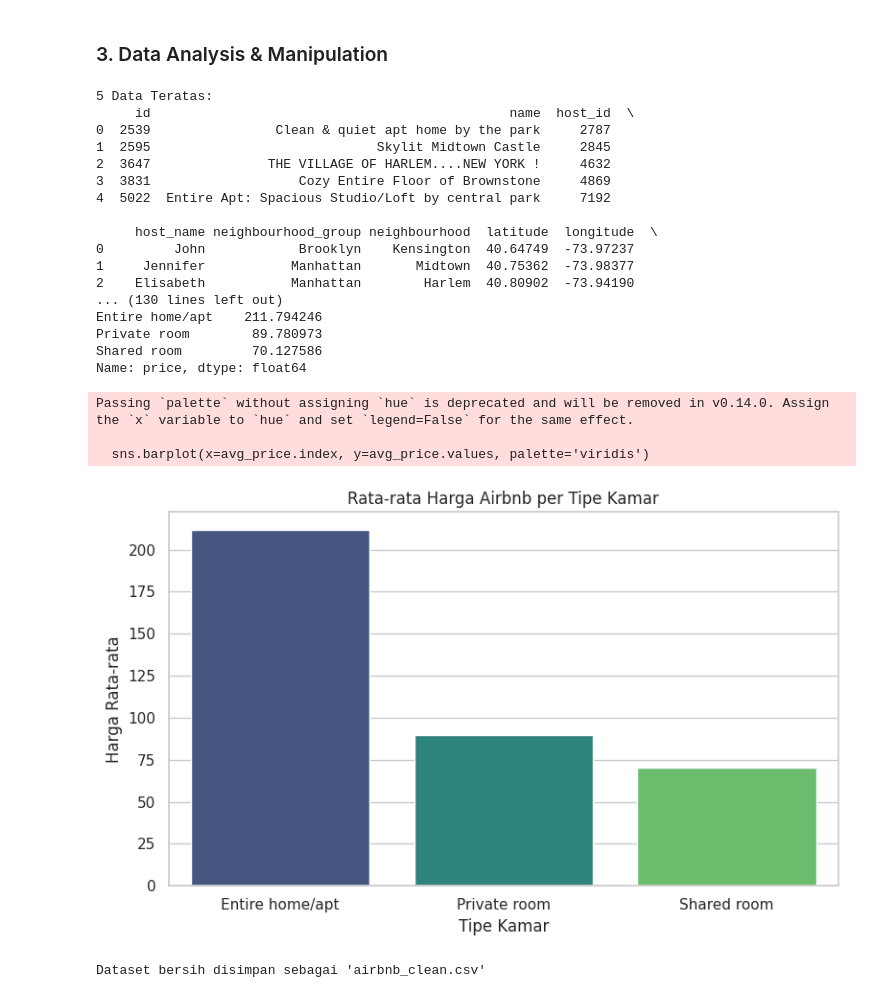
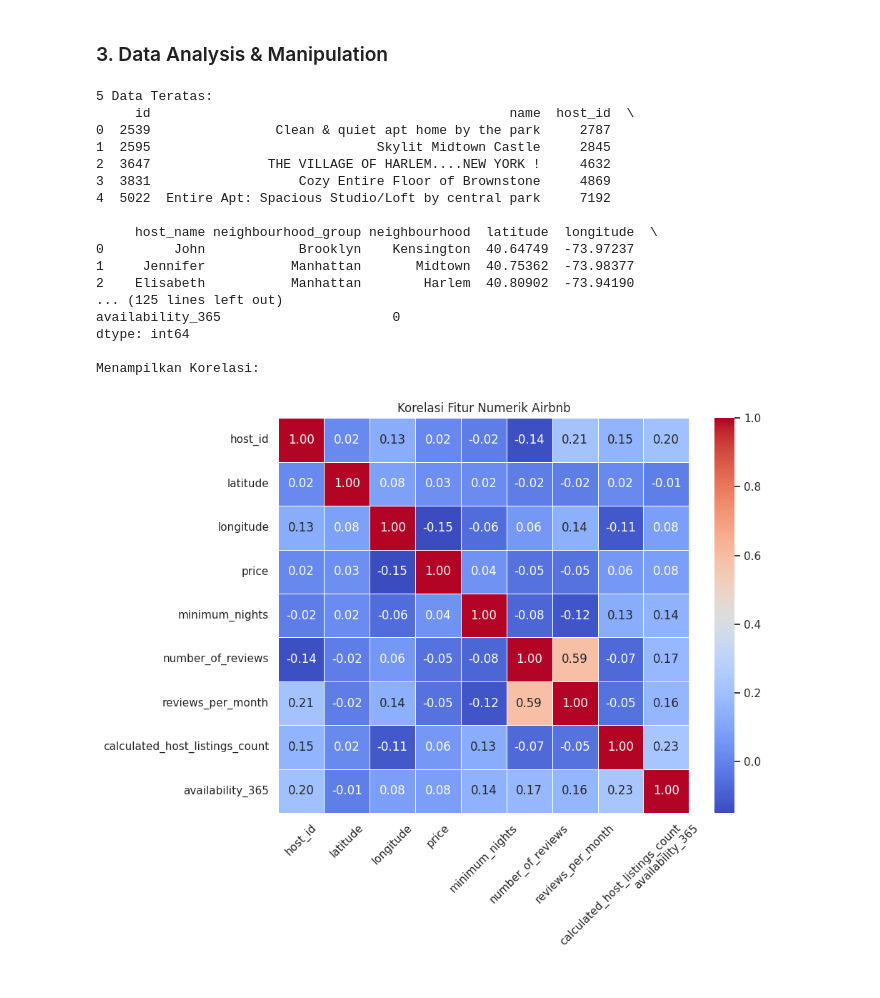
Before and after one commit to asdddddddddd/2025_AI_TI1B, a Jupyter notebook: UTS.ipynb, the cells around one changed output. Saved outputs shown, nothing was run; the diff lists cells and outputs as text; code cells hidden in the pictures.

```diff
--- a/UTS.ipynb
+++ b/UTS.ipynb
@@ -221,54 +221,49 @@ print("\nInfo Dataset:")
 print(df.info())
 
 print("\nStatistik Deskriptif:")
 print(df.describe(include='all'))
 
 print("\nJumlah Nilai Kosong per Kolom:")
 print(df.isnull().sum())
-
 columns_to_drop = ['id', 'name'] if 'id' in df.columns and 'name' in df.columns else []
 df_clean = df.drop(columns=columns_to_drop)
 
 df_clean.fillna({
     'reviews_per_month': 0,
     'last_review': 'Unknown'
 }, inplace=True)
 
-if 'room_type' in df.columns and 'price' in df.columns:
-    avg_price = df.groupby('room_type')['price'].mean().sort_values(ascending=False)
-    print("\nRata-rata Harga per Tipe Kamar:")
-    print(avg_price)
+if df_clean['price'].dtype == object:
+    df_clean['price'] = df_clean['price'].replace('[\$,]', '', regex=True).astype(float)
 
-    plt.figure(figsize=(8,5))
-    sns.barplot(x=avg_price.index, y=avg_price.values, palette='viridis')
-    plt.title("Rata-rata Harga Airbnb per Tipe Kamar")
-    plt.ylabel("Harga Rata-rata")
-    plt.xlabel("Tipe Kamar")
-    plt.tight_layout()
-    plt.show()
+print("\nMenampilkan Korelasi:")
 
-df_clean.to_csv("airbnb_clean.csv", index=False)
-print("\nDataset bersih disimpan sebagai 'airbnb_clean.csv'")
+numeric_df = df_clean.select_dtypes(include=[np.number])
+corr_matrix = numeric_df.corr()
+
+plt.figure(figsize=(10,8))
+sns.heatmap(corr_matrix, annot=True, cmap='coolwarm', fmt=".2f", linewidths=0.5)
+plt.title("Korelasi Fitur Numerik Airbnb")
+plt.xticks(rotation=45)
+plt.yticks(rotation=0)
+plt.tight_layout()
+plt.show()
 # %% [output]
 5 Data Teratas:
      id                                              name  host_id  \
 0  2539                Clean & quiet apt home by the park     2787
 1  2595                             Skylit Midtown Castle     2845
 2  3647               THE VILLAGE OF HARLEM....NEW YORK !     4632
 3  3831                   Cozy Entire Floor of Brownstone     4869
 4  5022  Entire Apt: Spacious Studio/Loft by central park     7192
 
      host_name neighbourhood_group neighbourhood  latitude  longitude  \
 0         John            Brooklyn    Kensington  40.64749  -73.97237
 1     Jennifer           Manhattan       Midtown  40.75362  -73.98377
 2    Elisabeth           Manhattan        Harlem  40.80902  -73.94190
-... (130 lines left out)
-Entire home/apt    211.794246
-Private room        89.780973
-Shared room         70.127586
-Name: price, dtype: float64
+... (125 lines left out)
+availability_365                      0
+dtype: int64
+
+Menampilkan Korelasi:
-Passing `palette` without assigning `hue` is deprecated and will be removed in v0.14.0. Assign the `x` variable to `hue` and set `legend=False` for the same effect.
-
-  sns.barplot(x=avg_price.index, y=avg_price.values, palette='viridis')
-[figure, old version]
+[figure, new version]
-Dataset bersih disimpan sebagai 'airbnb_clean.csv'
```
Also changed, not shown: parts of 1 cell of this notebook.
